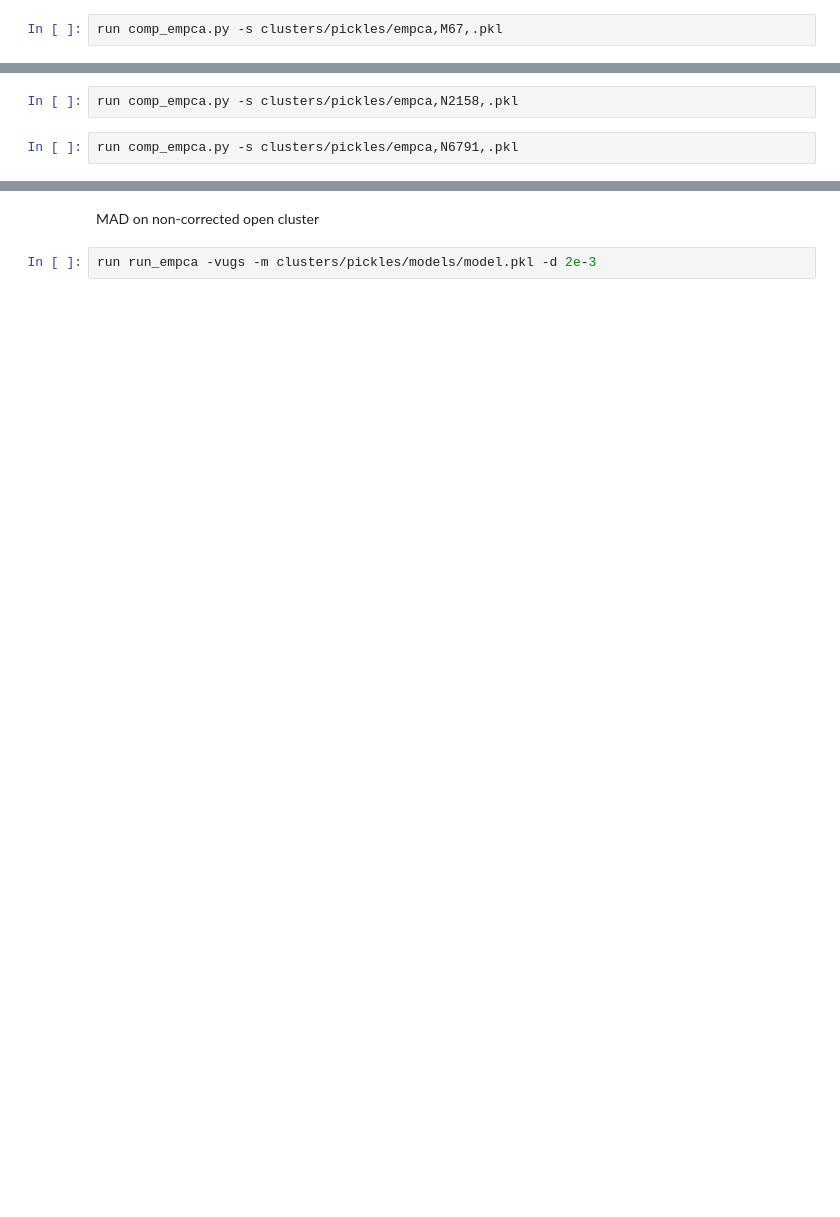
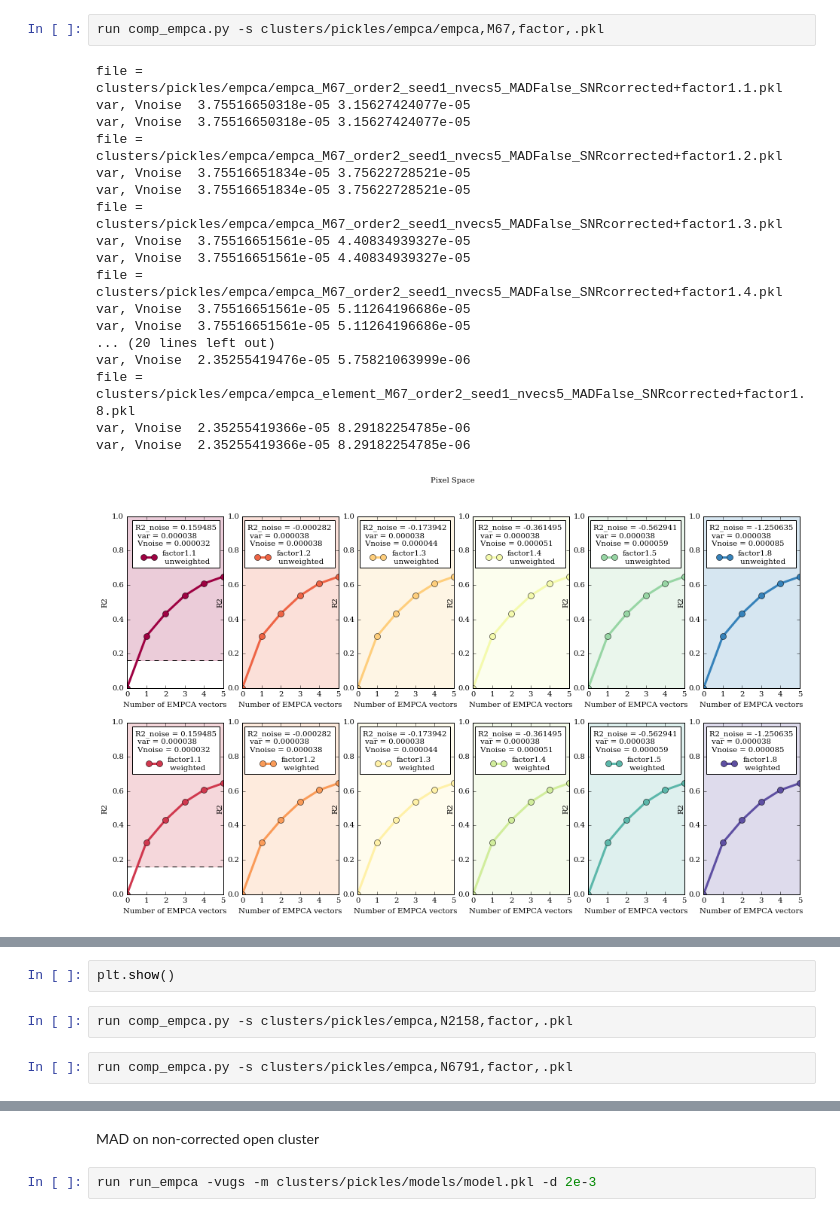
Before and after one commit to NatalieP-J/rcapogee-plots, a Jupyter notebook: empca.ipynb, the cells around one changed output, grey strips where cells are left out. Cells and saved outputs as stored; diff of their text form; blank space fills up the shorter version.

Commit message:
Trying to find the factor that makes R2noise 0 for M67 and N6819

```diff
--- a/empca.ipynb
+++ b/empca.ipynb
@@ -13,2 +15,21 @@ import matplotlib.patheffects as path_effects
 # %%
-run comp_empca.py -s clusters/pickles/empca,M67,.pkl
+run comp_empca.py -s clusters/pickles/empca/empca,M67,factor,.pkl
+# %% [output]
+file =  clusters/pickles/empca/empca_M67_order2_seed1_nvecs5_MADFalse_SNRcorrected+factor1.1.pkl
+var, Vnoise  3.75516650318e-05 3.15627424077e-05
+var, Vnoise  3.75516650318e-05 3.15627424077e-05
+file =  clusters/pickles/empca/empca_M67_order2_seed1_nvecs5_MADFalse_SNRcorrected+factor1.2.pkl
+var, Vnoise  3.75516651834e-05 3.75622728521e-05
+var, Vnoise  3.75516651834e-05 3.75622728521e-05
+file =  clusters/pickles/empca/empca_M67_order2_seed1_nvecs5_MADFalse_SNRcorrected+factor1.3.pkl
+var, Vnoise  3.75516651561e-05 4.40834939327e-05
+var, Vnoise  3.75516651561e-05 4.40834939327e-05
+file =  clusters/pickles/empca/empca_M67_order2_seed1_nvecs5_MADFalse_SNRcorrected+factor1.4.pkl
+var, Vnoise  3.75516651561e-05 5.11264196686e-05
+var, Vnoise  3.75516651561e-05 5.11264196686e-05
+... (20 lines left out)
+var, Vnoise  2.35255419476e-05 5.75821063999e-06
+file =  clusters/pickles/empca/empca_element_M67_order2_seed1_nvecs5_MADFalse_SNRcorrected+factor1.8.pkl
+var, Vnoise  2.35255419366e-05 8.29182254785e-06
+var, Vnoise  2.35255419366e-05 8.29182254785e-06
+[figure, added]
@@ -15,5 +37,7 @@ run comp_empca.py -s clusters/pickles/empca,M67,.pkl
+# %%
+plt.show()
 # %%
-run comp_empca.py -s clusters/pickles/empca,N2158,.pkl
+run comp_empca.py -s clusters/pickles/empca,N2158,factor,.pkl
 # %%
-run comp_empca.py -s clusters/pickles/empca,N6791,.pkl
+run comp_empca.py -s clusters/pickles/empca,N6791,factor,.pkl
 # %%
```
Also changed, not shown: parts of 9 cells of this notebook, 5 other files.
